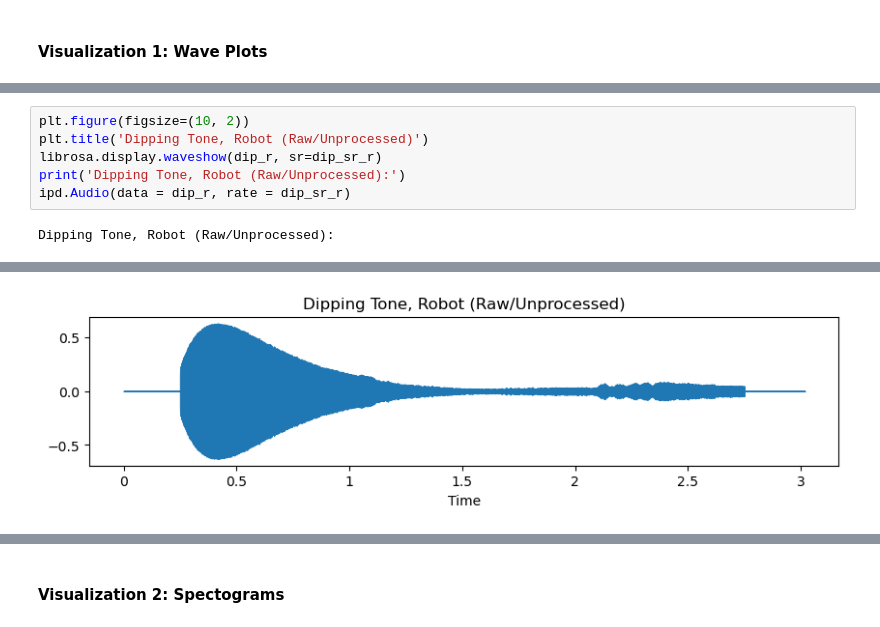
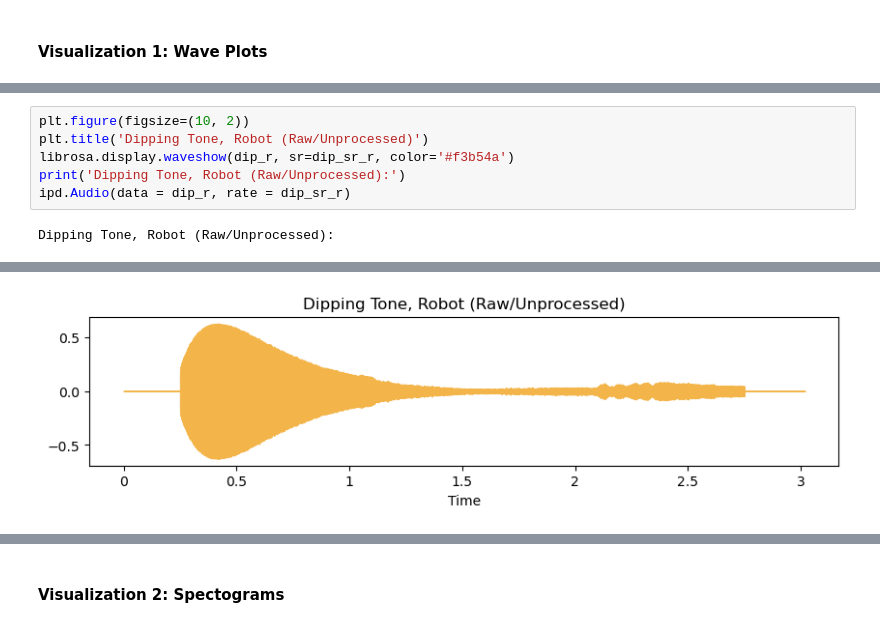
Before and after one commit to charlotteavra/mouth_robot, a Jupyter notebook: mouth_robot_audio_visuals.ipynb, the cells around one changed output, grey strips where cells are left out. Cells and saved outputs as stored; diff of their text form.

```diff
--- a/mouth_robot_audio_visuals.ipynb
+++ b/mouth_robot_audio_visuals.ipynb
@@ -96,13 +113,13 @@ Dipping Tone, Female Voice 1
 # %%
 plt.figure(figsize=(10, 2))
 plt.title('Dipping Tone, Robot (Raw/Unprocessed)')
-librosa.display.waveshow(dip_r, sr=dip_sr_r)
+librosa.display.waveshow(dip_r, sr=dip_sr_r, color='#f3b54a')
 print('Dipping Tone, Robot (Raw/Unprocessed):')
 ipd.Audio(data = dip_r, rate = dip_sr_r)
 # %% [output]
 Dipping Tone, Robot (Raw/Unprocessed):
 [interactive output not drawn]
-[figure, old version]
+[figure, new version]
 # %%
 dip_r_compress = dip_r[::3]
 dip_r_compress = librosa.effects.pitch_shift(dip_r_compress, sr=dip_sr_r, n_steps = -20, bins_per_octave=12)
```
Also changed, not shown: parts of 15 cells of this notebook, 1 other file.
